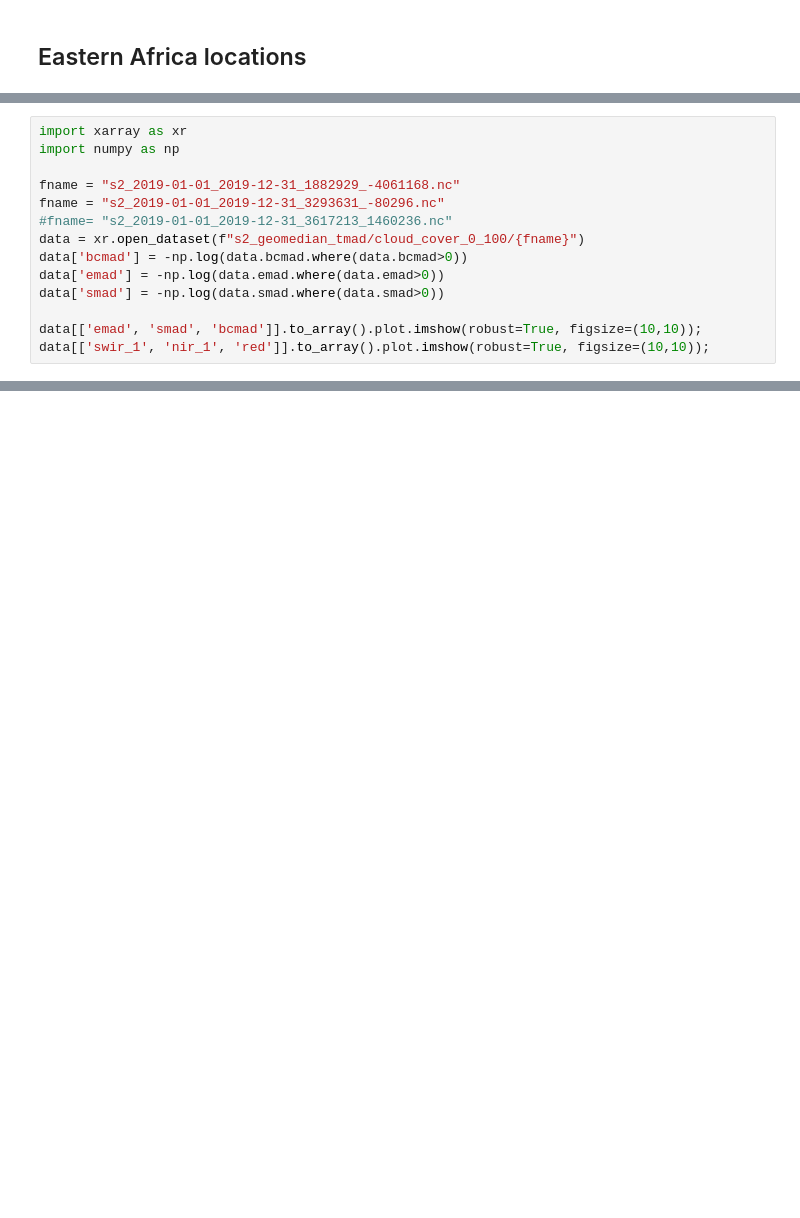
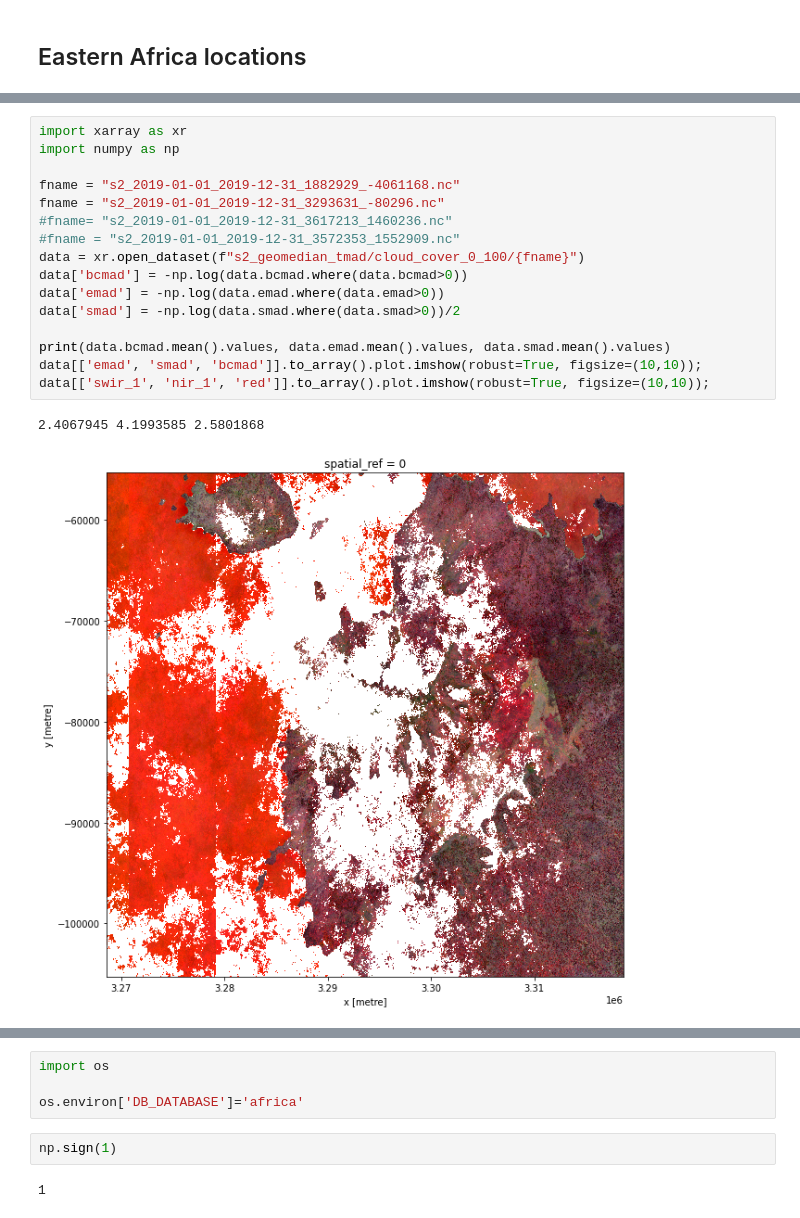
Before and after one commit to fangfy/deafrica-sandbox-notebooks, a Jupyter notebook: dev_test/test_s2_geomedian_tmad.ipynb, the cells around one changed output, grey strips where cells are left out. Cells and saved outputs as stored; diff of their text form; blank space fills up the shorter version.

```diff
--- a/dev_test/test_s2_geomedian_tmad.ipynb
+++ b/dev_test/test_s2_geomedian_tmad.ipynb
@@ -116,14 +111,19 @@ Returning 73 time steps as a dask array
 # %%
 import xarray as xr
 import numpy as np
 
 fname = "s2_2019-01-01_2019-12-31_1882929_-4061168.nc"
 fname = "s2_2019-01-01_2019-12-31_3293631_-80296.nc"
 #fname= "s2_2019-01-01_2019-12-31_3617213_1460236.nc"
+#fname = "s2_2019-01-01_2019-12-31_3572353_1552909.nc"
 data = xr.open_dataset(f"s2_geomedian_tmad/cloud_cover_0_100/{fname}")
 data['bcmad'] = -np.log(data.bcmad.where(data.bcmad>0))
 data['emad'] = -np.log(data.emad.where(data.emad>0))
-data['smad'] = -np.log(data.smad.where(data.smad>0))
+data['smad'] = -np.log(data.smad.where(data.smad>0))/2
 
+print(data.bcmad.mean().values, data.emad.mean().values, data.smad.mean().values)
 data[['emad', 'smad', 'bcmad']].to_array().plot.imshow(robust=True, figsize=(10,10));
 data[['swir_1', 'nir_1', 'red']].to_array().plot.imshow(robust=True, figsize=(10,10));
+# %% [output]
+2.4067945 4.1993585 2.5801868
+[figure, added]
@@ -129,0 +131,8 @@ data[['swir_1', 'nir_1', 'red']].to_array().plot.imshow(robust=True, figsize=(10
+# %%
+import os
+
+os.environ['DB_DATABASE']='africa'
+# %%
+np.sign(1)
+# %% [output]
+1
```
Also changed, not shown: parts of 20 cells of this notebook, 1 other file.
